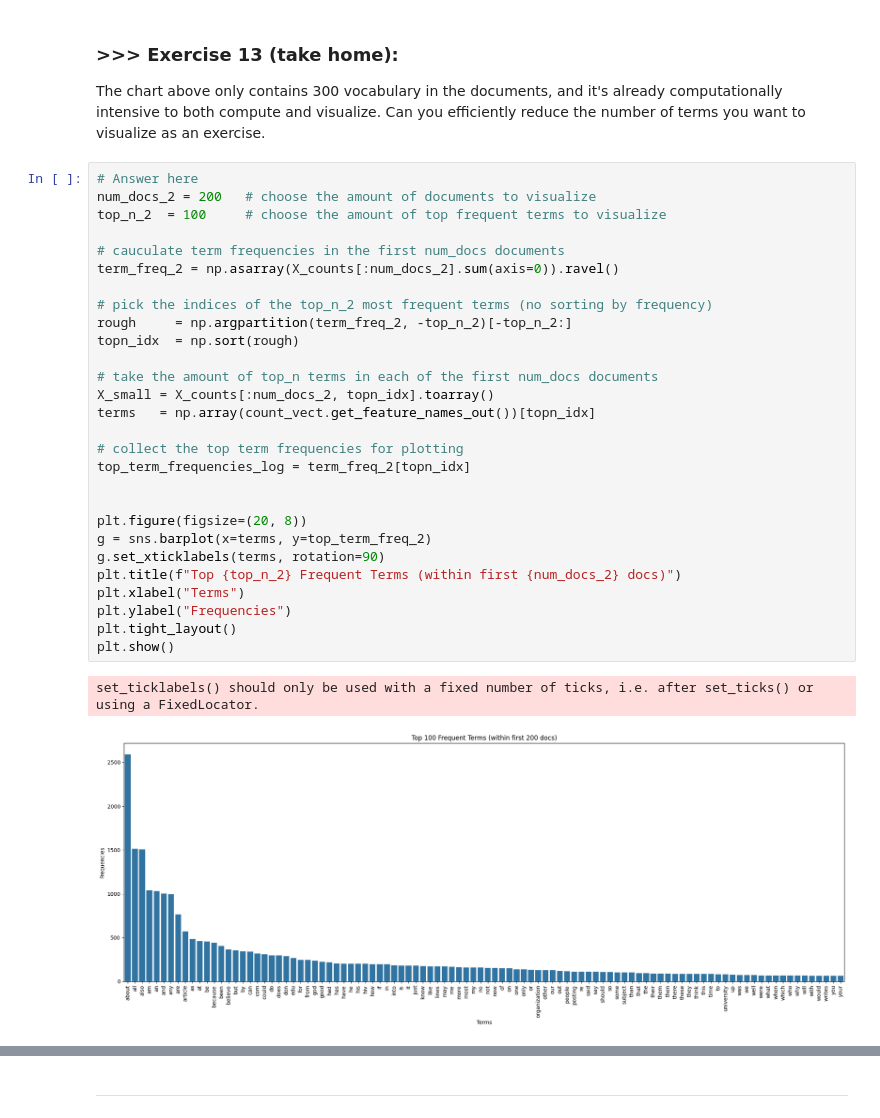
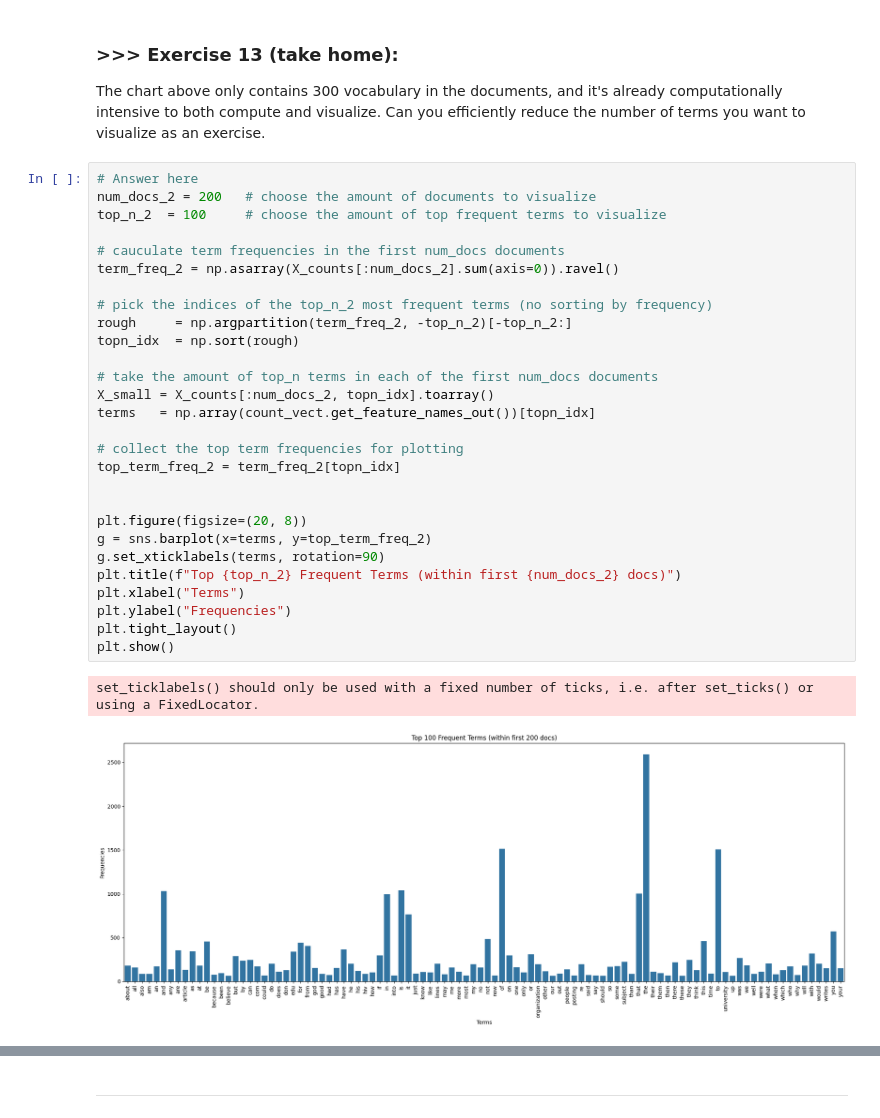
Before and after one commit to r0wan1ooo5/DM2025-Lab1-Exercise, a Jupyter notebook: DM2025-Lab1-Master.ipynb, the cells around one changed output, grey strips where cells are left out. Cells and saved outputs as stored; diff of their text form.

```diff
--- a/DM2025-Lab1-Master.ipynb
+++ b/DM2025-Lab1-Master.ipynb
@@ -1208,31 +1209,31 @@ The chart above only contains 300 vocabulary in the documents, and it's already
 # %%
 # Answer here
 num_docs_2 = 200   # choose the amount of documents to visualize
 top_n_2  = 100     # choose the amount of top frequent terms to visualize
 
 # cauculate term frequencies in the first num_docs documents
 term_freq_2 = np.asarray(X_counts[:num_docs_2].sum(axis=0)).ravel()
 
 # pick the indices of the top_n_2 most frequent terms (no sorting by frequency)
 rough     = np.argpartition(term_freq_2, -top_n_2)[-top_n_2:]
 topn_idx  = np.sort(rough)
 
 # take the amount of top_n terms in each of the first num_docs documents
 X_small = X_counts[:num_docs_2, topn_idx].toarray()
 terms   = np.array(count_vect.get_feature_names_out())[topn_idx]
 
 # collect the top term frequencies for plotting
-top_term_frequencies_log = term_freq_2[topn_idx]
+top_term_freq_2 = term_freq_2[topn_idx]
 
 
 plt.figure(figsize=(20, 8))
 g = sns.barplot(x=terms, y=top_term_freq_2)
 g.set_xticklabels(terms, rotation=90)
 plt.title(f"Top {top_n_2} Frequent Terms (within first {num_docs_2} docs)")
 plt.xlabel("Terms")
 plt.ylabel("Frequencies")
 plt.tight_layout()
 plt.show()
 # %% [output]
 set_ticklabels() should only be used with a fixed number of ticks, i.e. after set_ticks() or using a FixedLocator.
-[figure, old version]
+[figure, new version]
```
Also changed, not shown: parts of 47 cells of this notebook.
